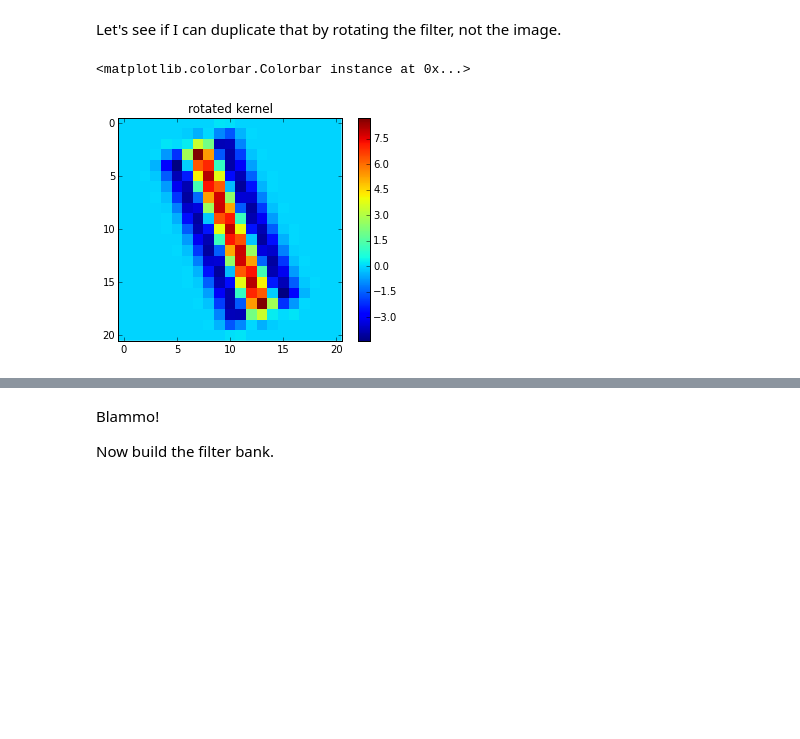
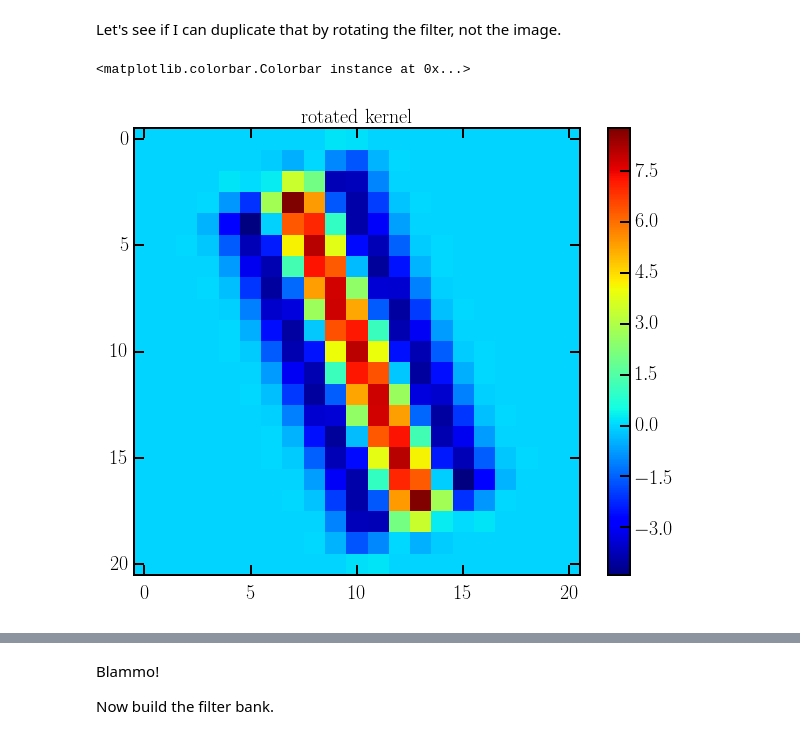
Before and after one commit to nikhartman/notebooks, a Jupyter notebook: build_filter_bank.ipynb, the cells around one changed output, grey strips where cells are left out. Saved outputs shown, nothing was run; the diff lists cells and outputs as text; code cells hidden in the pictures; blank space fills up the shorter version.

```diff
--- a/build_filter_bank.ipynb
+++ b/build_filter_bank.ipynb
@@ -2,6 +2,8 @@
 ### Using the nanotube profiles to build a matched filter bank
 # %%
 %matplotlib inline
+import matplotlib as mpl
+mpl.style.use('/Users/nik/Dropbox/Notebooks/thesisrc.py')
 import matplotlib.pyplot as plt
 from matplotlib.ticker import MultipleLocator
 
@@ -127,13 +129,13 @@ Let's see if I can duplicate that by rotating the filter, not the image.
 # %%
 imtest = tubes[2]
 kernel = build_kernel(sinc,21,1.8,10.0,18)
 kernel = ndimage.rotate(kernel, 22, reshape=False, mode='nearest') # this has a lot fewer type problems than skimage
-plt.imshow(kernel, interpolation='none')
+plt.imshow(kernel, interpolation='none', cmap=plt.cm.jet)
 plt.title('rotated kernel')
 plt.colorbar()
 # %% [output]
 <matplotlib.colorbar.Colorbar instance at 0x...>
-[figure, old version]
+[figure, new version]
 # %%
 imfilt = ndimage.convolve(imtest, kernel, mode='nearest')
 threshold = 5.0
```
Also changed, not shown: parts of 13 cells of this notebook, 7 other files.
